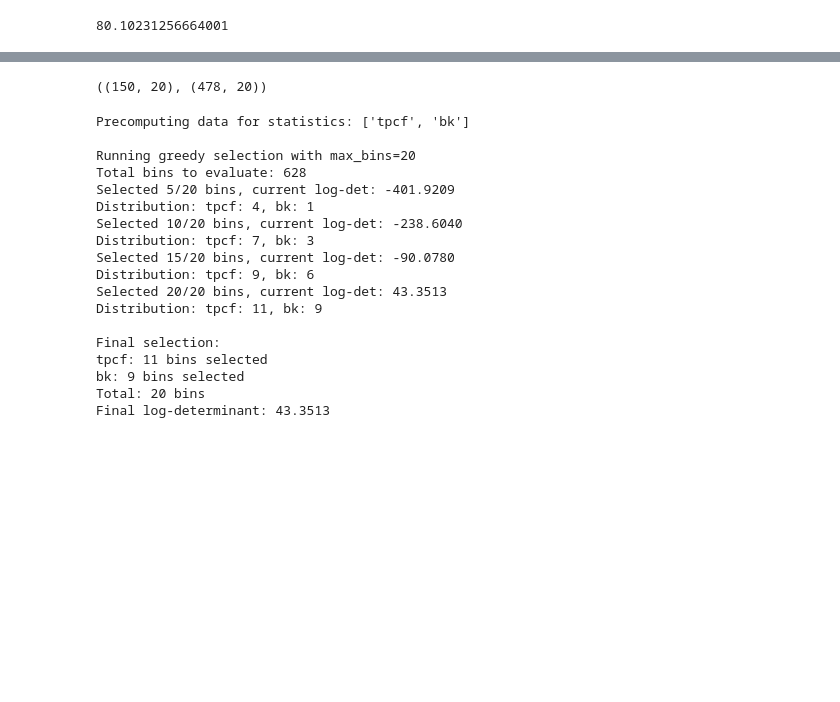
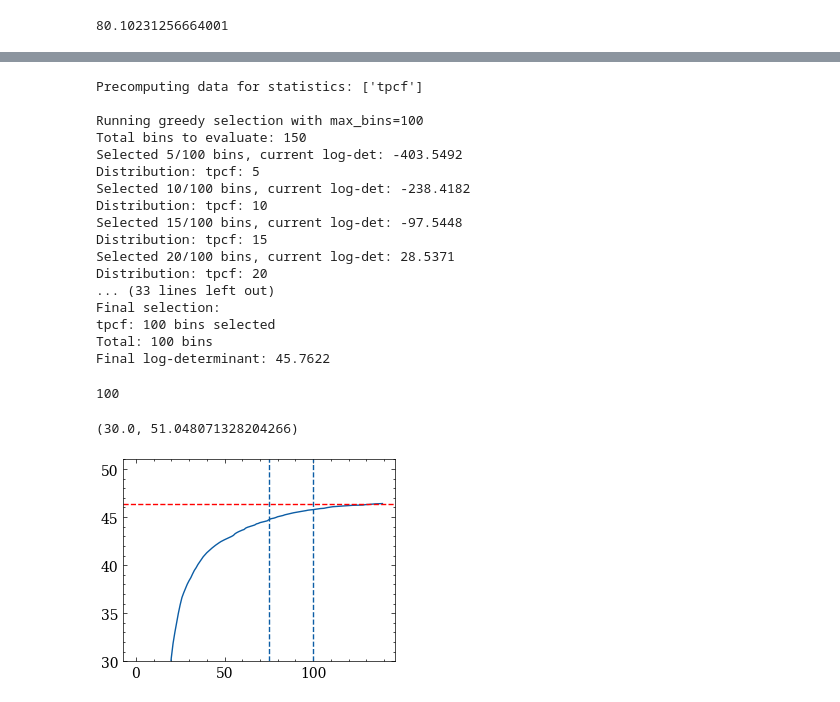
Before and after one commit to epaillas/acm, a Jupyter notebook: nb/greedy_fisher.ipynb, the cells around one changed output, grey strips where cells are left out. Cells and saved outputs as stored; diff of their text form; code cells hidden in the pictures; blank space fills up the shorter version.

Commit message:
updated greedy

```diff
--- a/nb/greedy_fisher.ipynb
+++ b/nb/greedy_fisher.ipynb
@@ -98,19 +96,13 @@ def precompute_derivatives_and_covariance(statistics=['tpcf', 'bk']):
 
     precomputed['covariance_data'] = {}
     for stat_name in statistics:
-        precomputed['covariance_data'][stat_name] = stat_map[stat_name].create_small_box_y()[1]
+        precomputed['covariance_data'][stat_name] = stat_map[stat_name].small_box_y
 
     precomputed['bin_counts'] = {
         stat_name: precomputed['derivatives'][stat_name].shape[1]
         for stat_name in statistics
     }
     return precomputed
-# %%
-precomputed = precompute_derivatives_and_covariance(statistics=['tpcf', 'bk'])
-# %%
-precomputed['derivatives']['tpcf'].shape, precomputed['derivatives']['bk'].shape
-# %% [output]
-((150, 20), (478, 20))
 # %%
 
 
@@ -134,6 +126,7 @@ def greedy_bin_selection(precomputed, max_bins=10,):
             all_bins.append((stat_name, bin_idx))
 
     print(f"Total bins to evaluate: {len(all_bins)}")
+    all_log_dets = []
 
     while total_selected_bins < max_bins and all_bins:
         best_bin = None
@@ -167,13 +160,14 @@ def greedy_bin_selection(precomputed, max_bins=10,):
         selected_bins[stat_name].append(bin_idx)
         total_selected_bins += 1
         current_log_det = best_log_det
+        all_log_dets.append(current_log_det)
 
         if total_selected_bins % 5 == 0 or total_selected_bins == max_bins:
             print(f"Selected {total_selected_bins}/{max_bins} bins, current log-det: {current_log_det:.4f}")
             distribution = ", ".join([f"{stat}: {len(bins)}" for stat, bins in selected_bins.items()])
             print(f"Distribution: {distribution}")
 
-    return selected_bins, current_log_det
+    return selected_bins, current_log_det, all_log_dets
 
 def evaluate_selected_bins_precomputed(selected_bins, derivatives, covariance_data):
 
@@ -206,34 +200,45 @@ def run_optimization(statistics=['tpcf', 'bk'], max_bins=100):
     precomputed_data = precompute_derivatives_and_covariance(statistics)
 
     print(f"\nRunning greedy selection with max_bins={max_bins}")
-    selected_bins, final_log_det = greedy_bin_selection(precomputed_data, max_bins=max_bins)
+    selected_bins, final_log_det, all_log_dets = greedy_bin_selection(precomputed_data, max_bins=max_bins)
 
-    # Print final results
     print("\nFinal selection:")
     for stat, bins in selected_bins.items():
         print(f"{stat}: {len(bins)} bins selected")
     print(f"Total: {sum(len(bins) for bins in selected_bins.values())} bins")
     print(f"Final log-determinant: {final_log_det:.4f}")
 
-    return selected_bins, final_log_det
+    return selected_bins, final_log_det, all_log_dets
 # %%
-selected_bins, final_log_det = run_optimization(statistics=['tpcf', 'bk'], max_bins=20)
+selected_bins, final_log_det, all_log_dets = run_optimization(statistics=['tpcf', ], max_bins=100)
 # %% [output]
-Precomputing data for statistics: ['tpcf', 'bk']
+Precomputing data for statistics: ['tpcf']
 
-Running greedy selection with max_bins=20
-Total bins to evaluate: 628
-Selected 5/20 bins, current log-det: -401.9209
-Distribution: tpcf: 4, bk: 1
-Selected 10/20 bins, current log-det: -238.6040
-Distribution: tpcf: 7, bk: 3
-Selected 15/20 bins, current log-det: -90.0780
-Distribution: tpcf: 9, bk: 6
-Selected 20/20 bins, current log-det: 43.3513
-Distribution: tpcf: 11, bk: 9
-
+Running greedy selection with max_bins=100
+Total bins to evaluate: 150
+Selected 5/100 bins, current log-det: -403.5492
+Distribution: tpcf: 5
+Selected 10/100 bins, current log-det: -238.4182
+Distribution: tpcf: 10
+Selected 15/100 bins, current log-det: -97.5448
+Distribution: tpcf: 15
+Selected 20/100 bins, current log-det: 28.5371
+Distribution: tpcf: 20
+... (33 lines left out)
 Final selection:
-tpcf: 11 bins selected
-bk: 9 bins selected
-Total: 20 bins
-Final log-determinant: 43.3513
+tpcf: 100 bins selected
+Total: 100 bins
+Final log-determinant: 45.7622
+# %%
+len(selected_bins['tpcf'])
+# %% [output]
+100
+# %%
+plt.plot(all_log_dets)
+plt.axhline(y=final_log_det, color='r', linestyle='--', label='Final log-det')
+plt.axvline(x=100, linestyle='dashed',)
+plt.axvline(x=75, linestyle='dashed',)
+plt.ylim(30,final_log_det*1.1)
+# %% [output]
+(30.0, 51.048071328204266)
+[figure, added]
```
Also changed, not shown: parts of 14 cells of this notebook.
